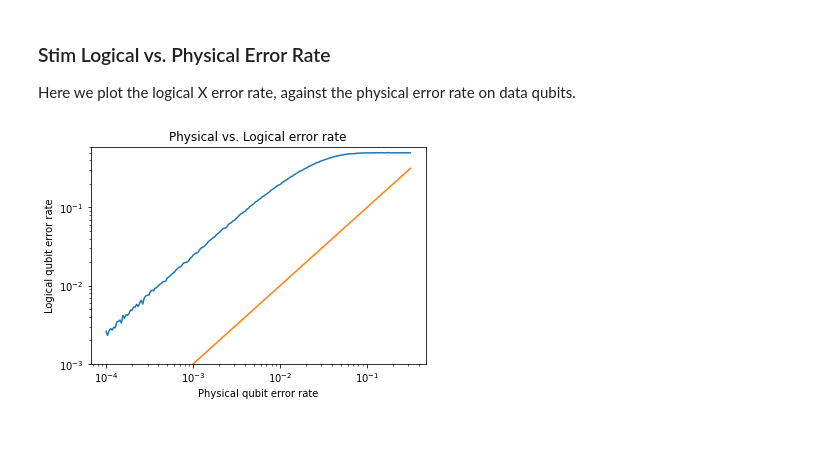
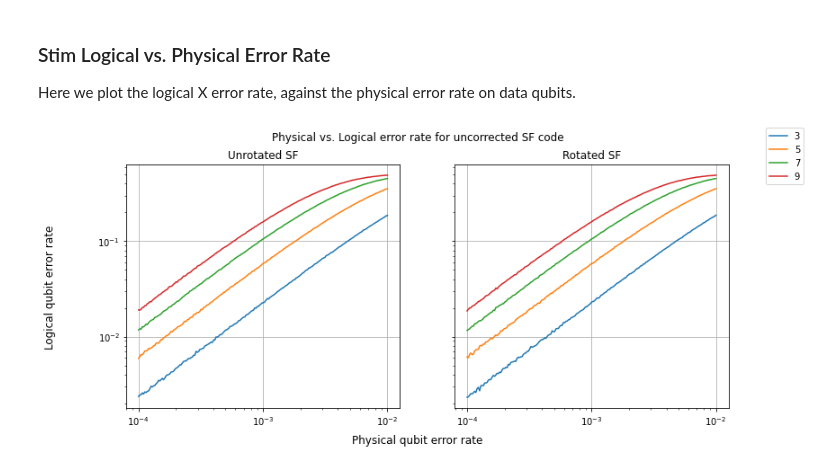
Before and after one commit to R-Sweke/DeepQ-Decoding, a Jupyter notebook: example_notebooks/8) Logical Error Rate Testing.ipynb, the cells around one changed output. Saved outputs shown, nothing was run; the diff lists cells and outputs as text; code cells hidden in the pictures; blank space fills up the shorter version.

```diff
--- a/example_notebooks/8) Logical Error Rate Testing.ipynb
+++ b/example_notebooks/8) Logical Error Rate Testing.ipynb
@@ -8,7 +8,9 @@ import numpy as np
 import matplotlib.pyplot as plt
 # %%
 d = 5
-batch_size = 100000
-p_phys = np.logspace(-4, -0.5, num=200)
-results = []
+code_distances = [3, 5, 7, 9] #, 11, 13]
+batch_size = 500_000
+p_phys = np.logspace(-4, -2, num=200)
+results_unrotated = {}
+results_rotated = {}
 # %%
@@ -28,12 +63,23 @@ for p in p_phys:
 # %%
-plt.plot(p_phys, results)
-plt.plot(p_phys, p_phys)
-plt.ylim(1e-3, 0.6)
+fig, (ax1, ax2) = plt.subplots(1, 2, sharex=True, sharey=True, figsize=(12,5))
+fig.suptitle('Physical vs. Logical error rate for uncorrected SF code')
+
+for key in results_unrotated:
+    ax1.plot(p_phys, results_unrotated[key], label=key)
+ax1.set_title("Unrotated SF")
+ax1.grid()
+
+for key in results_rotated:
+    ax2.plot(p_phys, results_rotated[key])
+ax2.grid()
+ax2.set_title("Rotated SF")
+
+# plt.ylim(1e-3, 0.6)
 plt.xscale('log')
 plt.yscale('log')
-plt.title("Physical vs. Logical error rate")
-plt.xlabel("Physical qubit error rate")
-plt.ylabel("Logical qubit error rate")
-plt.show()
+fig.supxlabel('Physical qubit error rate')
+fig.supylabel("Logical qubit error rate")
+fig.legend()
+fig.savefig("notebook_img/phys_log.png",dpi=199)
 # %% [output]
-[figure, old version]
+[figure, new version]
```
Also changed, not shown: parts of 3 cells of this notebook, 26 other files.
